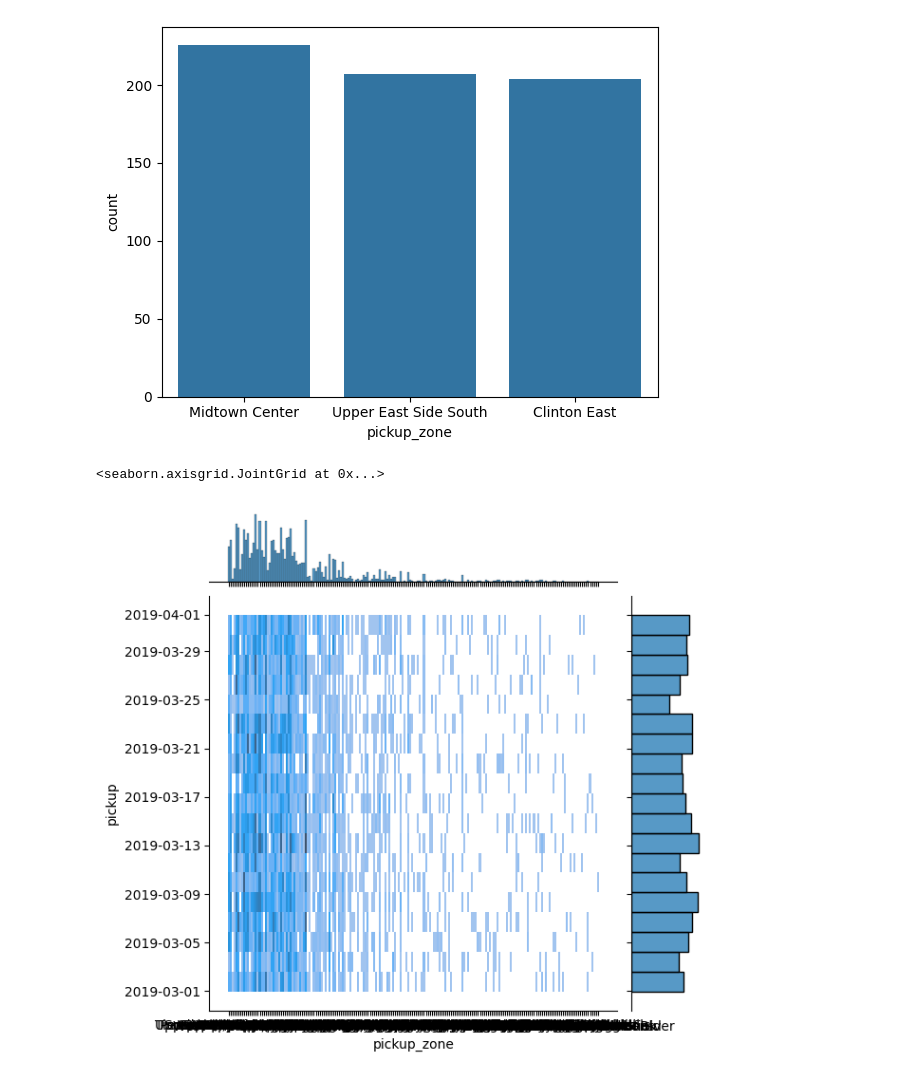
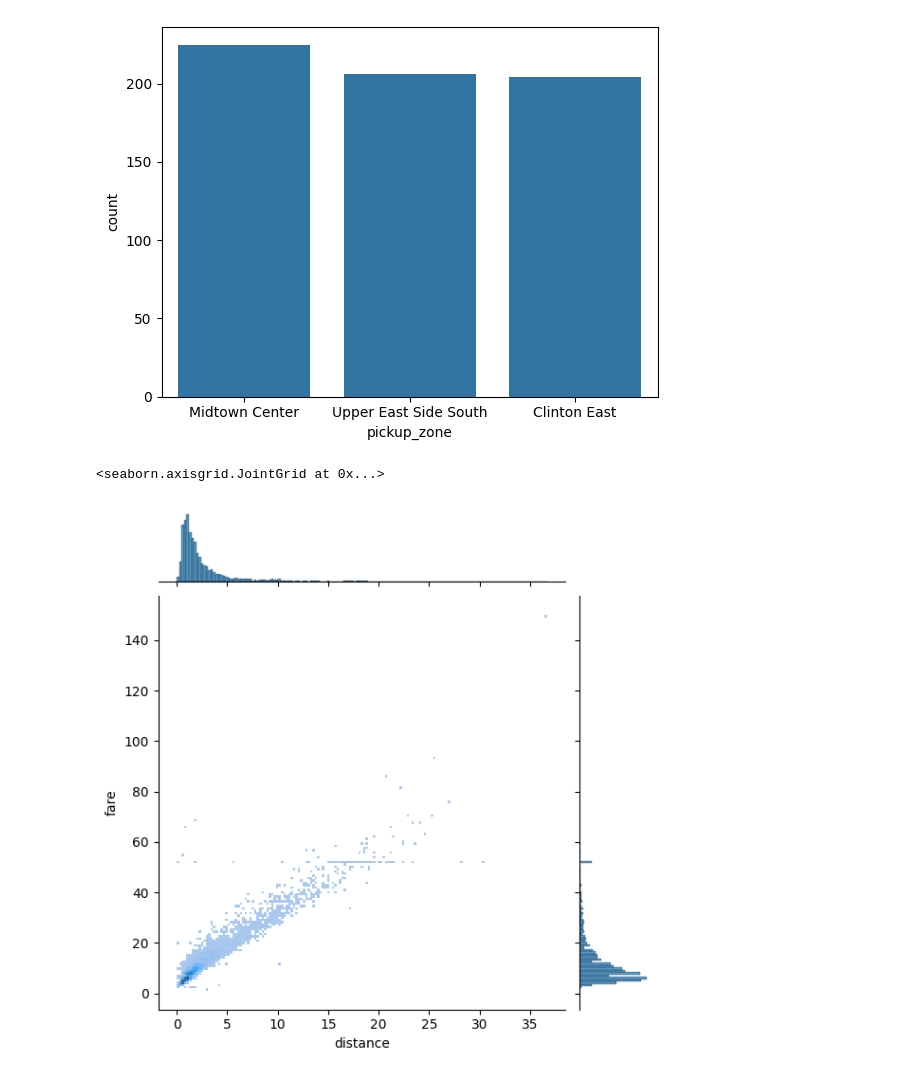
Before and after one commit to MagicalGlove/MachineLearning, a Jupyter notebook: Ola 1.ipynb, the cells around one changed output. Cells and saved outputs as stored; diff of their text form; code cells hidden in the pictures.

```diff
--- a/Ola 1.ipynb
+++ b/Ola 1.ipynb
@@ -52,6 +53,8 @@ print("Uncleaned dataset:",taxiData["total"].count())
 tripData = taxiData.drop(taxiData[ (taxiData['passengers'] == 0)].index)
 print("Minimum of 1 passengers:",tripData["total"].count())
 tripData = tripData.drop(tripData[ (tripData['distance'] == 0)].index)
+tripData ["payment"] = tripData["payment"].fillna("credit card")
+tripData = tripData.dropna()
 print("Minimum 1 passenger and distance:",tripData["total"].count())
 print("Cleaned total:", taxiData["total"].count() - tripData["total"].count())
 # %% [output]
@@ -70,8 +100,10 @@ sns.countplot(data=tripData, x="pickup_zone", order=tripData['pickup_zone'].valu
 # %% [output]
 <Axes: xlabel='pickup_zone', ylabel='count'>
 [figure]
-# %%
-sns.jointplot(data=tripData,x="pickup_zone", y="pickup", kind="hist")
-# %% [output]
-<seaborn.axisgrid.JointGrid at 0x...>
-[figure, removed]
+# %%
+timeData = tripData
+timeData['pickup'] = pd.to_datetime(timeData['pickup'].dt.strftime('%H:%M'))
+sns.jointplot(data=timeData,x="distance", y="fare", kind="hist")
+# %% [output]
+<seaborn.axisgrid.JointGrid at 0x...>
+[figure, added]
```
Also changed, not shown: parts of 5 cells of this notebook.
